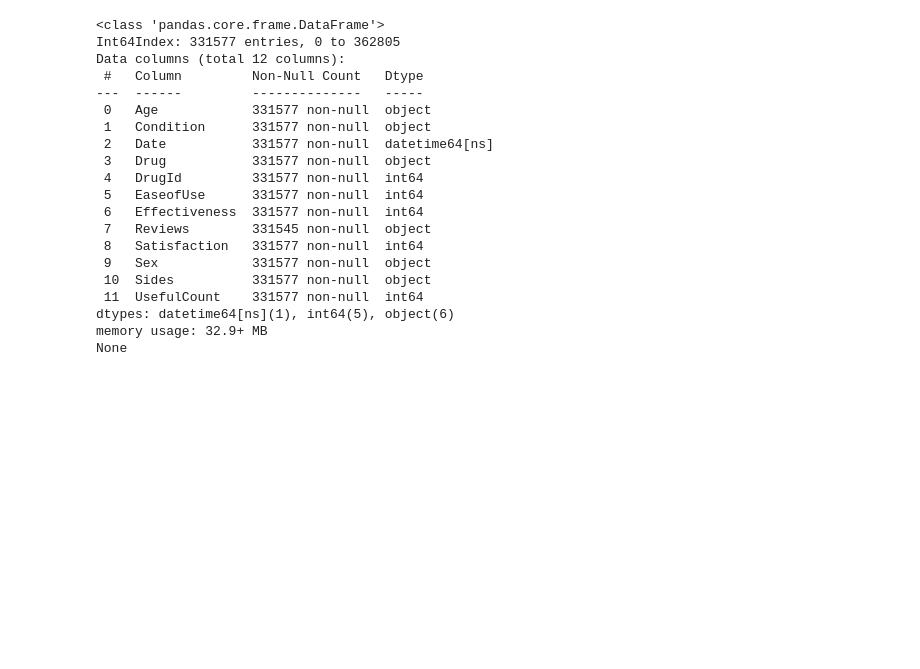
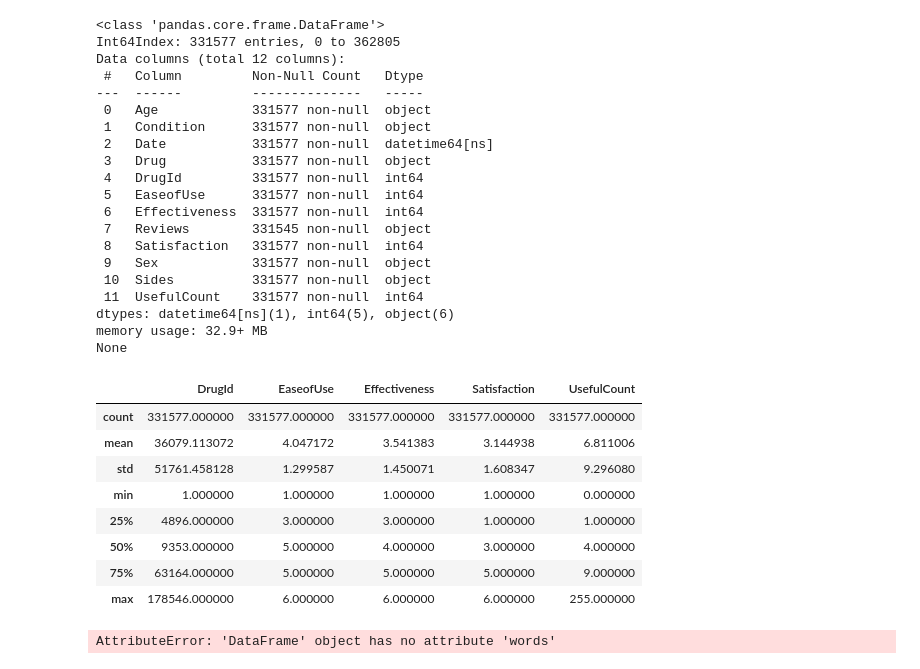
Before and after one commit to kuiros7/PORTFOLIO, a Jupyter notebook: WEBMD.ipynb, the cells around one changed output. Cells and saved outputs as stored; diff of their text form; code cells hidden in the pictures; blank space fills up the shorter version.

```diff
--- a/WEBMD.ipynb
+++ b/WEBMD.ipynb
@@ -43,3 +44,32 @@ Data columns (total 12 columns):
 dtypes: datetime64[ns](1), int64(5), object(6)
 memory usage: 32.9+ MB
 None
+# %%
+df.describe()
+# %% [output]
+|  | DrugId | EaseofUse | Effectiveness | Satisfaction | UsefulCount |
+| count | 331577.000000 | 331577.000000 | 331577.000000 | 331577.000000 | 331577.000000 |
+| mean | 36079.113072 | 4.047172 | 3.541383 | 3.144938 | 6.811006 |
+| std | 51761.458128 | 1.299587 | 1.450071 | 1.608347 | 9.296080 |
+| min | 1.000000 | 1.000000 | 1.000000 | 1.000000 | 0.000000 |
+| 25% | 4896.000000 | 3.000000 | 3.000000 | 1.000000 | 1.000000 |
+| 50% | 9353.000000 | 5.000000 | 4.000000 | 3.000000 | 4.000000 |
+| 75% | 63164.000000 | 5.000000 | 5.000000 | 5.000000 | 9.000000 |
+| max | 178546.000000 | 6.000000 | 6.000000 | 6.000000 | 255.000000 |
+# %%
+#Grouping conditions
+words = df.Condition.unique()
+
+#for i in df.Condition:
+ #   if i == 'ressure'
+  #      df.Condition = 'Pressure'
+
+w_tokenizer = nltk.tokenize.WhitespaceTokenizer()
+lemmatizer = nltk.stem.WordNetLemmatizer()
+
+def lemmatize_text(words):
+    return [lemmatizer.lemmatize(w) for w in w_tokenizer.tokenize(words)]
+
+bd = df.words.apply(lemmatize_text)
+# %% [output]
+AttributeError: 'DataFrame' object has no attribute 'words'
```
Also changed, not shown: parts of 7 cells of this notebook.
